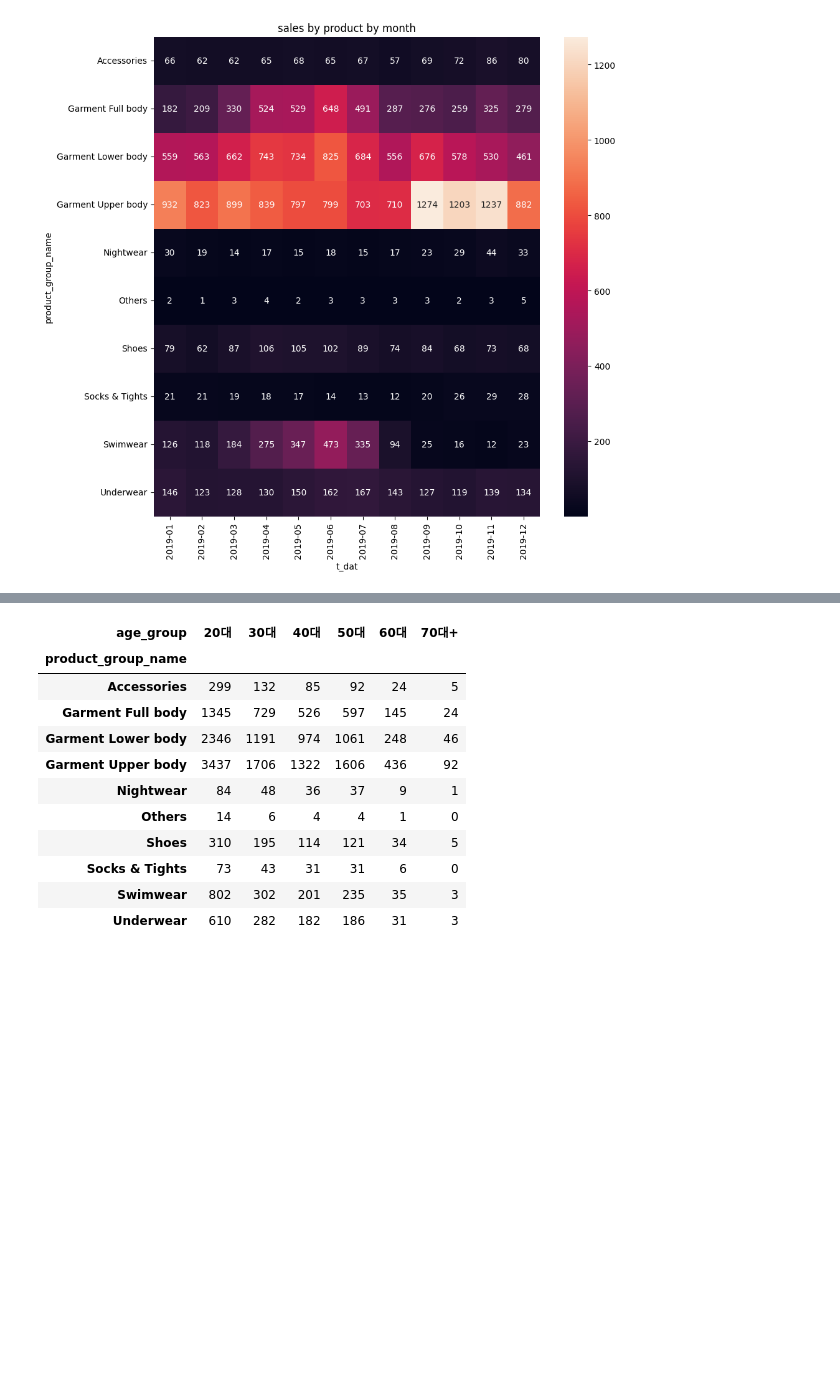
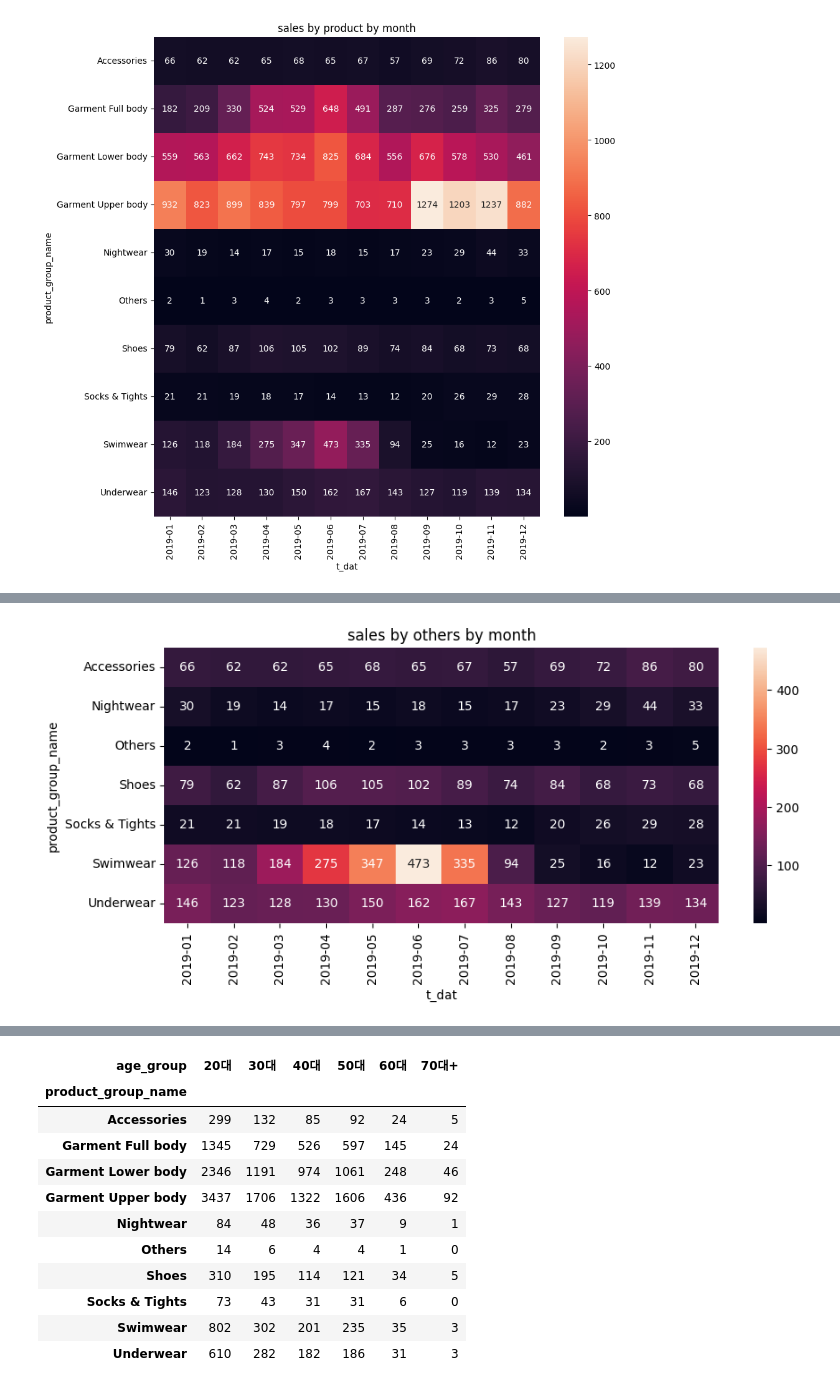
Before and after one commit to KyungminChang/4team-commerce-first-project, a Jupyter notebook: test.ipynb, the cells around one changed output, grey strips where cells are left out. Drawn from its saved outputs; the diff is of its cells as text; code cells hidden in the pictures; blank space fills up the shorter version.

```diff
--- a/test.ipynb
+++ b/test.ipynb
@@ -379,3 +365,10 @@ plt.title("sales by product by month")
 plt.show()
 # %% [output]
 [figure]
+# %%
+# 수치가 큰 전신, 상의 하의 옷 때문에 다른 제품군의 차이가 보이지 않는 문제로 두 그룹을 분리
+mpp_copy3 = mpp_copy2.copy()
+group_map =["Garment Full body", "Garment Lower body", "Garment Upper body"]
+mpp_garment = mpp_copy3[mpp_copy3["product_group_name"].isin(group_map)]
+mpp_others = mpp_copy3[~mpp_copy3["product_group_name"].isin(group_map)]
+mpp_others
@@ -381,0 +390,21 @@ plt.show()
+# %%
+pv_garment = pd.pivot_table(mpp_garment,
+                        index = "product_group_name",
+                        columns = "t_dat",
+                        values = "price",
+                        aggfunc = "sum")
+pv_others = pd.pivot_table(mpp_others,
+                        index = "product_group_name",
+                        columns = "t_dat",
+                        values = "price",
+                        aggfunc = "sum")
+# %%
+import matplotlib.pyplot as plt
+import seaborn as sns
+
+plt.figure(figsize = (10, 4))
+sale_heat = sns.heatmap(pv_others, annot = True, fmt = "d")
+plt.title("sales by others by month")
+plt.show()
+# %% [output]
+[figure, added]
```
Also changed, not shown: parts of 9 cells of this notebook.
